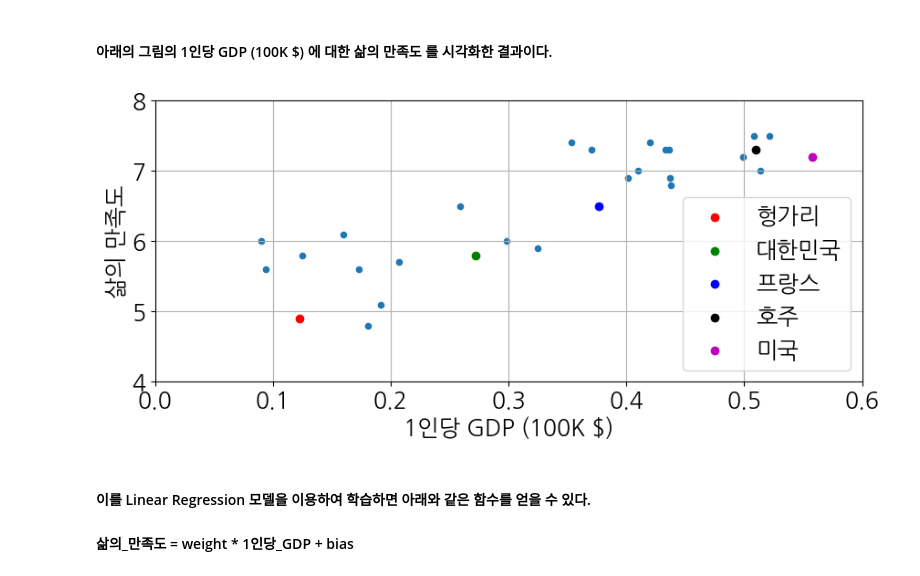
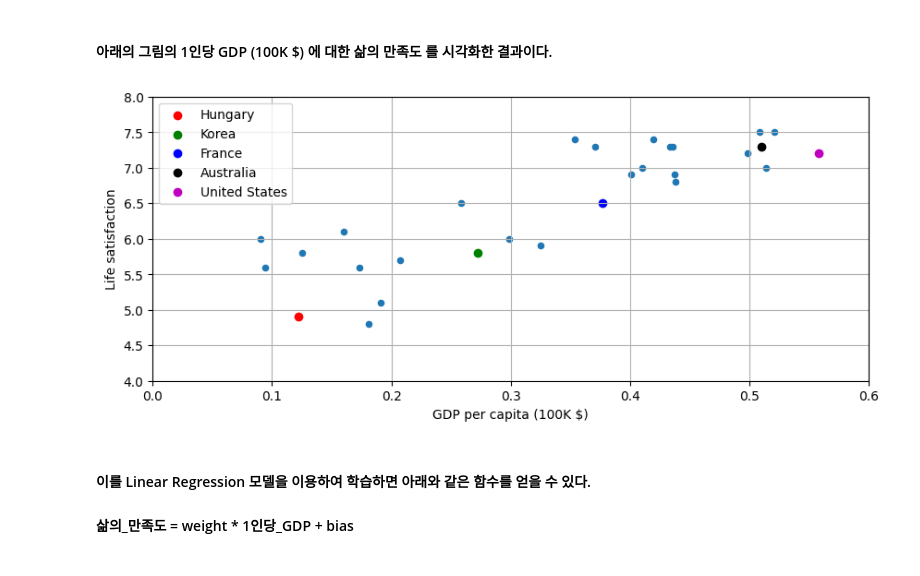
Before and after one commit to JinYeong-Jang/ML, a Jupyter notebook: HW2_gradient_descent_method_(4조).ipynb, the cells around one changed output. Cells and saved outputs as stored; diff of their text form; code cells hidden in the pictures.

```diff
--- a/HW2_gradient_descent_method_(4조).ipynb
+++ b/HW2_gradient_descent_method_(4조).ipynb
@@ -12,17 +6,0 @@ Mounted at /content/drive
-# %%
-
-# 필요 라이브러리 불러오기
-import matplotlib.font_manager as fm
-import os
-import matplotlib.pyplot as plt
-
-# apt-get : 패키지 설치 명령어
-# -qq : 에러외의 메세지 숨기는 옵션키
-!apt-get -qq install fonts-nanum|
-
-
-fe = fm.FontEntry(
-    fname=r'/content/drive/MyDrive/NanumGothic-Regular.ttf', # ttf 파일이 저장되어 있는 경로
-    name='NanumGothic')                        # 이 폰트의 원하는 이름 설정
-fm.fontManager.ttflist.insert(0, fe)              # Matplotlib에 폰트 추가
-plt.rcParams.update({'font.size': 18, 'font.family': 'NanumGothic'}) # 폰트 설정
@@ -60,8 +41,8 @@ def prepare_country_stats(oecd_bli, gdp_per_capita, remove_indices = [0, 1, 6, 8
     return country_stats
 # %%
 ## 데이터 적재
-oecd_bli = pd.read_csv("/content/drive/MyDrive/oecd_bli_2015.csv", thousands=',')
-gdp_per_capita = pd.read_csv("/content/drive/MyDrive/gdp_per_capita.csv", thousands=',', delimiter='\t', encoding='latin1', na_values='n/a')
+oecd_bli = pd.read_csv("./oecd_bli_2015.csv", thousands=',')
+gdp_per_capita = pd.read_csv("./gdp_per_capita.csv", thousands=',', delimiter='\t', encoding='latin1', na_values='n/a')
 # %%
 ## 데이터 준비
 country_stats = prepare_country_stats(oecd_bli, gdp_per_capita)
@@ -72,20 +53,20 @@ Y = np.c_[country_stats["Life satisfaction"]]
 # %%
 ## 데이터 시각화
 country_stats.plot(kind='scatter', x="GDP per capita", y="Life satisfaction", figsize=(10, 4))
-plt.scatter(country_stats['GDP per capita']['Hungary'],         country_stats["Life satisfaction"]['Hungary'],          c='r', label='헝가리')
-plt.scatter(country_stats['GDP per capita']['Korea'],           country_stats["Life satisfaction"]['Korea'],            c='g', label='대한민국')
-plt.scatter(country_stats['GDP per capita']['France'],          country_stats["Life satisfaction"]['France'],           c='b', label='프랑스')
-plt.scatter(country_stats['GDP per capita']['Australia'],       country_stats["Life satisfaction"]['Australia'],        c='k', label='호주')
-plt.scatter(country_stats['GDP per capita']['United States'],   country_stats["Life satisfaction"]['United States'],    c='m', label='미국')
-plt.ylabel('삶의 만족도')
-plt.xlabel('1인당 GDP (100K $)')
+plt.scatter(country_stats['GDP per capita']['Hungary'],         country_stats["Life satisfaction"]['Hungary'],          c='r', label='Hungary')
+plt.scatter(country_stats['GDP per capita']['Korea'],           country_stats["Life satisfaction"]['Korea'],            c='g', label='Korea')
+plt.scatter(country_stats['GDP per capita']['France'],          country_stats["Life satisfaction"]['France'],           c='b', label='France')
+plt.scatter(country_stats['GDP per capita']['Australia'],       country_stats["Life satisfaction"]['Australia'],        c='k', label='Australia')
+plt.scatter(country_stats['GDP per capita']['United States'],   country_stats["Life satisfaction"]['United States'],    c='m', label='United States')
+plt.ylabel('Life satisfaction')
+plt.xlabel('GDP per capita (100K $)')
 plt.ylim([4, 8])
 plt.xlim([0, 0.6])
 plt.grid()
 plt.legend()
 plt.show()
 # %% [output]
-[figure, old version]
+[figure, new version]
 # %% [markdown]
 #### 이를 Linear Regression 모델을 이용하여 학습하면 아래와 같은 함수를 얻을 수 있다.
 
```
Also changed, not shown: parts of 12 cells of this notebook.
